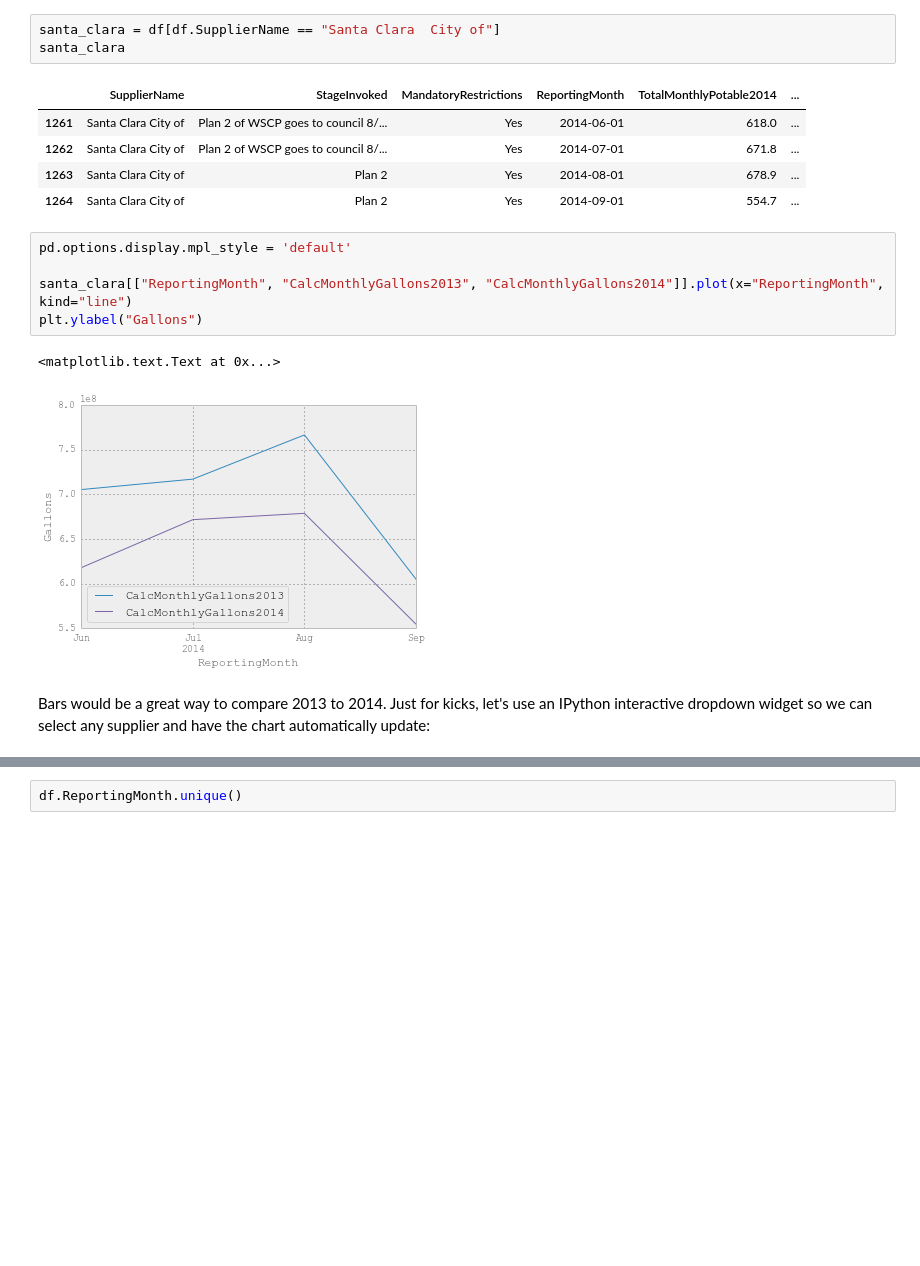
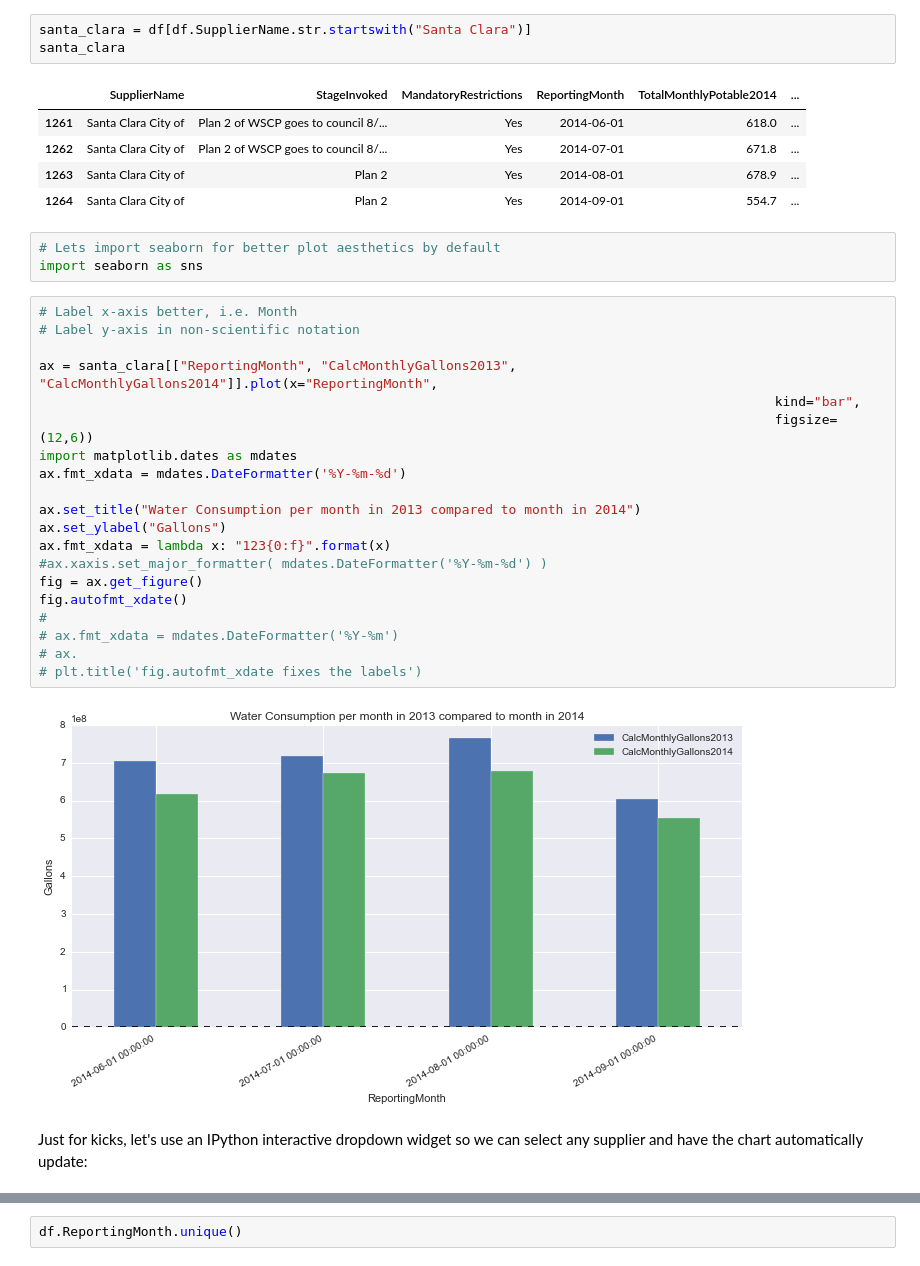
Before and after one commit to stratospark/california_water_conservation, a Jupyter notebook: September Urban Water Supplier Report Analysis.ipynb, the cells around one changed output, grey strips where cells are left out. Drawn from its saved outputs; the diff is of its cells as text; blank space fills up the shorter version.

```diff
--- a/September Urban Water Supplier Report Analysis.ipynb
+++ b/September Urban Water Supplier Report Analysis.ipynb
@@ -80,5 +86,5 @@ array([u'Adelanto city of', u'Alameda County Water District',
 # %%
-santa_clara = df[df.SupplierName == "Santa Clara  City of"]
+santa_clara = df[df.SupplierName.str.startswith("Santa Clara")]
 santa_clara
 # %% [output]
 |  | SupplierName | StageInvoked | MandatoryRestrictions | ReportingMonth | TotalMonthlyPotable2014 | ... |
@@ -86,16 +92,33 @@ santa_clara
 | 1262 | Santa Clara City of | Plan 2 of WSCP goes to council 8/... | Yes | 2014-07-01 | 671.8 | ... |
 | 1263 | Santa Clara City of | Plan 2 | Yes | 2014-08-01 | 678.9 | ... |
 | 1264 | Santa Clara City of | Plan 2 | Yes | 2014-09-01 | 554.7 | ... |
-# %%
-pd.options.display.mpl_style = 'default'
-
-santa_clara[["ReportingMonth", "CalcMonthlyGallons2013", "CalcMonthlyGallons2014"]].plot(x="ReportingMonth", kind="line")
-plt.ylabel("Gallons")
-# %% [output]
-<matplotlib.text.Text at 0x...>
-[figure, removed]
+# %%
+# Lets import seaborn for better plot aesthetics by default
+import seaborn as sns
+# %%
+# Label x-axis better, i.e. Month
+# Label y-axis in non-scientific notation
+
+ax = santa_clara[["ReportingMonth", "CalcMonthlyGallons2013", "CalcMonthlyGallons2014"]].plot(x="ReportingMonth",
+                                                                                              kind="bar",
+                                                                                              figsize=(12,6))
+import matplotlib.dates as mdates
+ax.fmt_xdata = mdates.DateFormatter('%Y-%m-%d')
+
+ax.set_title("Water Consumption per month in 2013 compared to month in 2014")
+ax.set_ylabel("Gallons")
+ax.fmt_xdata = lambda x: "123{0:f}".format(x)
+#ax.xaxis.set_major_formatter( mdates.DateFormatter('%Y-%m-%d') )
+fig = ax.get_figure()
+fig.autofmt_xdate()
+#
+# ax.fmt_xdata = mdates.DateFormatter('%Y-%m')
+# ax.
+# plt.title('fig.autofmt_xdate fixes the labels')
+# %% [output]
+[figure, added]
 # %% [markdown]
-Bars would be a great way to compare 2013 to 2014. Just for kicks, let's use an IPython interactive dropdown widget so we can select any supplier and have the chart automatically update:
+Just for kicks, let's use an IPython interactive dropdown widget so we can select any supplier and have the chart automatically update:
 # %%
 from IPython.html.widgets import interact
 
```
Also changed, not shown: parts of 13 cells of this notebook, 1 other file.
